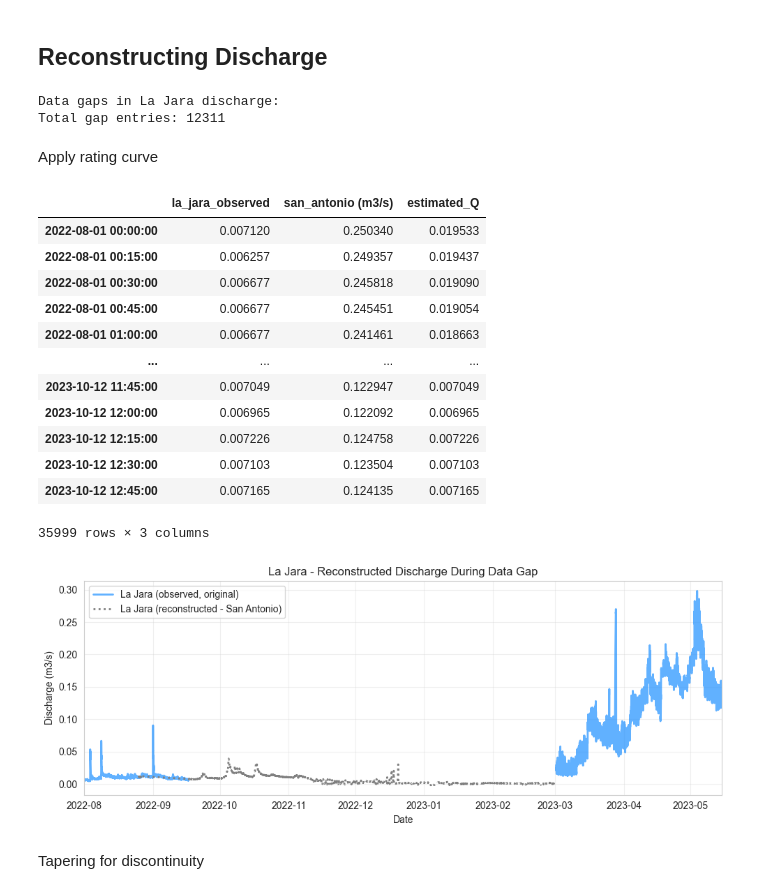
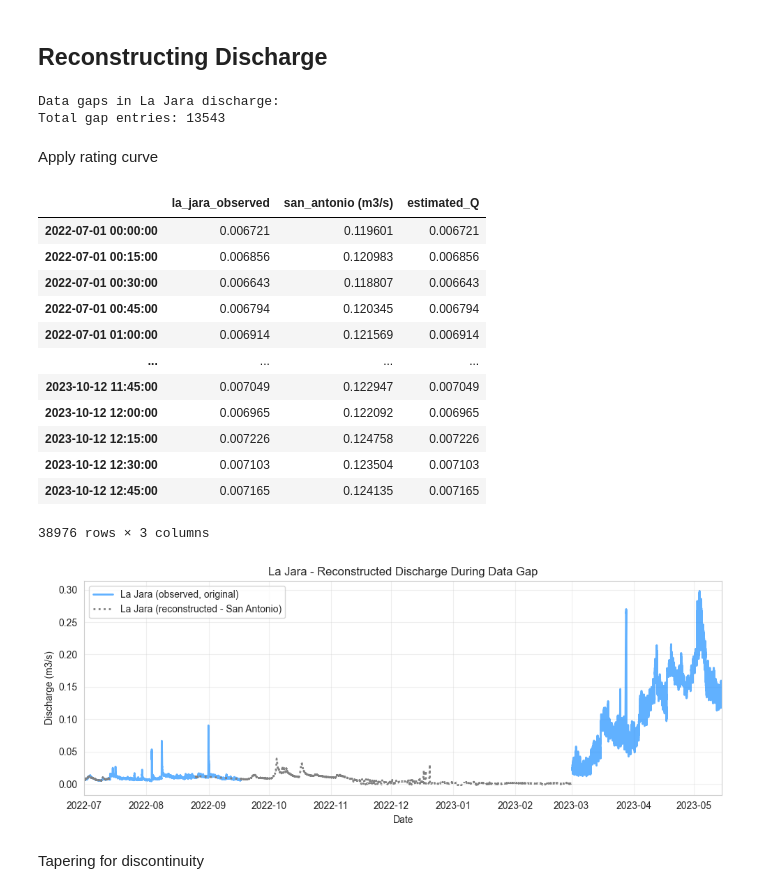
Before and after one commit to nicole-hucke/shear_stress_paper, a Jupyter notebook: shear_stress_reconstruction/discharge/discharge_reconstruction.ipynb, the cells around one changed output. Saved outputs shown, nothing was run; the diff lists cells and outputs as text; code cells hidden in the pictures.

```diff
--- a/shear_stress_reconstruction/discharge/discharge_reconstruction.ipynb
+++ b/shear_stress_reconstruction/discharge/discharge_reconstruction.ipynb
@@ -347,8 +347,8 @@ san_antonio["san_antonio (m3/s)"] = san_antonio["Value (ft^3/s)"] * 0.0283168
 san_antonio.index = san_antonio.index.tz_localize(None) if san_antonio.index.tz is not None else san_antonio.index
 san_antonio = san_antonio[(san_antonio.index.year >= 2022) & (san_antonio.index.year <= 2023)]
 
-lajara_2022 = lajara_2022[(lajara_2022.index >= '2022-08-01')]
-san_antonio = san_antonio[(san_antonio.index >= '2022-08-01')]
+lajara_2022 = lajara_2022[(lajara_2022.index >= '2022-07-01')]
+san_antonio = san_antonio[(san_antonio.index >= '2022-07-01')]
 # %%
 lajara_full = pd.concat([lajara_2022, lajara_2023]).sort_index()
 # create continuous date range
@@ -366,7 +366,7 @@ gap_dates = lajara_sanantonio.index[gap_mask]
 print(f"Total gap entries: {len(gap_dates)}")
 # %% [output]
 Data gaps in La Jara discharge:
-Total gap entries: 12311
+Total gap entries: 13543
 # %% [markdown]
 Apply rating curve
 # %%
@@ -380,51 +380,51 @@ lajara_sanantonio.loc[gap_mask, 'la_jara_observed'] = lajara_sanantonio.loc[gap_
 lajara_sanantonio
 # %% [output]
 |  | la_jara_observed | san_antonio (m3/s) | estimated_Q |
-| 2022-08-01 00:00:00 | 0.007120 | 0.250340 | 0.019533 |
-| 2022-08-01 00:15:00 | 0.006257 | 0.249357 | 0.019437 |
-| 2022-08-01 00:30:00 | 0.006677 | 0.245818 | 0.019090 |
-| 2022-08-01 00:45:00 | 0.006677 | 0.245451 | 0.019054 |
-| 2022-08-01 01:00:00 | 0.006677 | 0.241461 | 0.018663 |
+| 2022-07-01 00:00:00 | 0.006721 | 0.119601 | 0.006721 |
+| 2022-07-01 00:15:00 | 0.006856 | 0.120983 | 0.006856 |
+| 2022-07-01 00:30:00 | 0.006643 | 0.118807 | 0.006643 |
+| 2022-07-01 00:45:00 | 0.006794 | 0.120345 | 0.006794 |
+| 2022-07-01 01:00:00 | 0.006914 | 0.121569 | 0.006914 |
 | ... | ... | ... | ... |
 | 2023-10-12 11:45:00 | 0.007049 | 0.122947 | 0.007049 |
 | 2023-10-12 12:00:00 | 0.006965 | 0.122092 | 0.006965 |
 | 2023-10-12 12:15:00 | 0.007226 | 0.124758 | 0.007226 |
 | 2023-10-12 12:30:00 | 0.007103 | 0.123504 | 0.007103 |
 | 2023-10-12 12:45:00 | 0.007165 | 0.124135 | 0.007165 |
-35999 rows × 3 columns
+38976 rows × 3 columns
 # %%
 gap_start = pd.Timestamp('2022-09-17')
 cutoff = pd.Timestamp('2023-03-01 12:00')
 
 fig = plt.figure(figsize=(10, 4))
 # plot pre-gap original data
 before_gap = lajara_sanantonio.index < gap_start
 plt.plot(lajara_sanantonio.index[before_gap], lajara_sanantonio.loc[before_gap, 'la_jara_observed'],
     label='La Jara (observed, original)', color='dodgerblue', linewidth=2, alpha=0.7)
 # plot post-gap original data
 after_gap = lajara_sanantonio.index > cutoff
 plt.plot(lajara_sanantonio.index[after_gap], lajara_sanantonio.loc[after_gap, 'la_jara_observed'],
     color='dodgerblue', linewidth=2, alpha=0.7)
 
 # plot overwritten reconstruction window (San Antonio)
 # interpolate to handle sparse data with NaN gaps
 reconstructed = lajara_sanantonio[gap_mask].copy()
 reconstructed['la_jara_interp'] = reconstructed['estimated_Q'].interpolate(method='linear')
 
 plt.plot(reconstructed.index, reconstructed['estimated_Q'], label='La Jara (reconstructed - San Antonio)',
     color='gray', linestyle=':',linewidth=2)
 
 plt.xlabel('Date')
 plt.ylabel('Discharge (m3/s)')
 plt.title('La Jara - Reconstructed Discharge During Data Gap')
 plt.legend(loc='upper left')
-plt.xlim(pd.Timestamp('2022-08-01'), pd.Timestamp('2023-05-15'))
+plt.xlim(pd.Timestamp('2022-07-01'), pd.Timestamp('2023-05-15'))
 plt.grid(True, alpha=0.3)
 
 plt.tight_layout()
 plt.show()
 # %% [output]
-[figure, old version]
+[figure, new version]
 # %% [markdown]
 Tapering for discontinuity
 # %%
```
Also changed, not shown: parts of 3 cells of this notebook, 4 other files.
